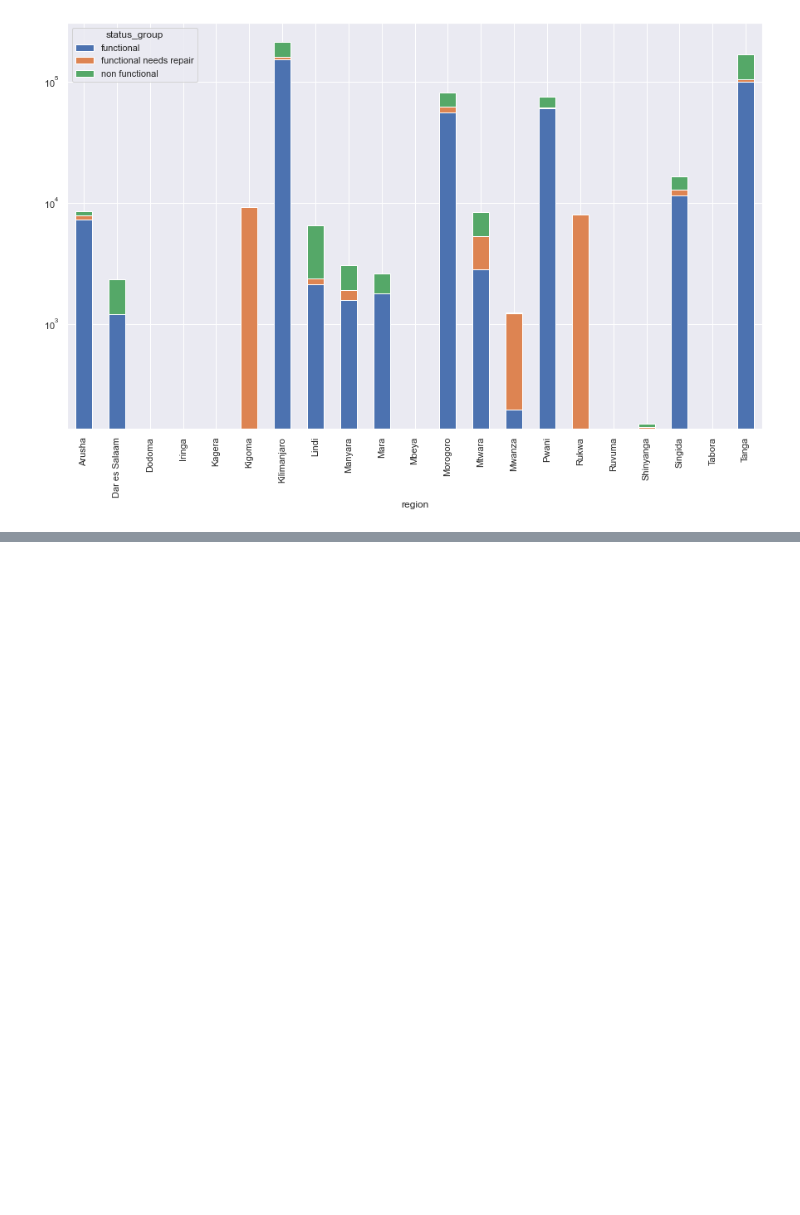
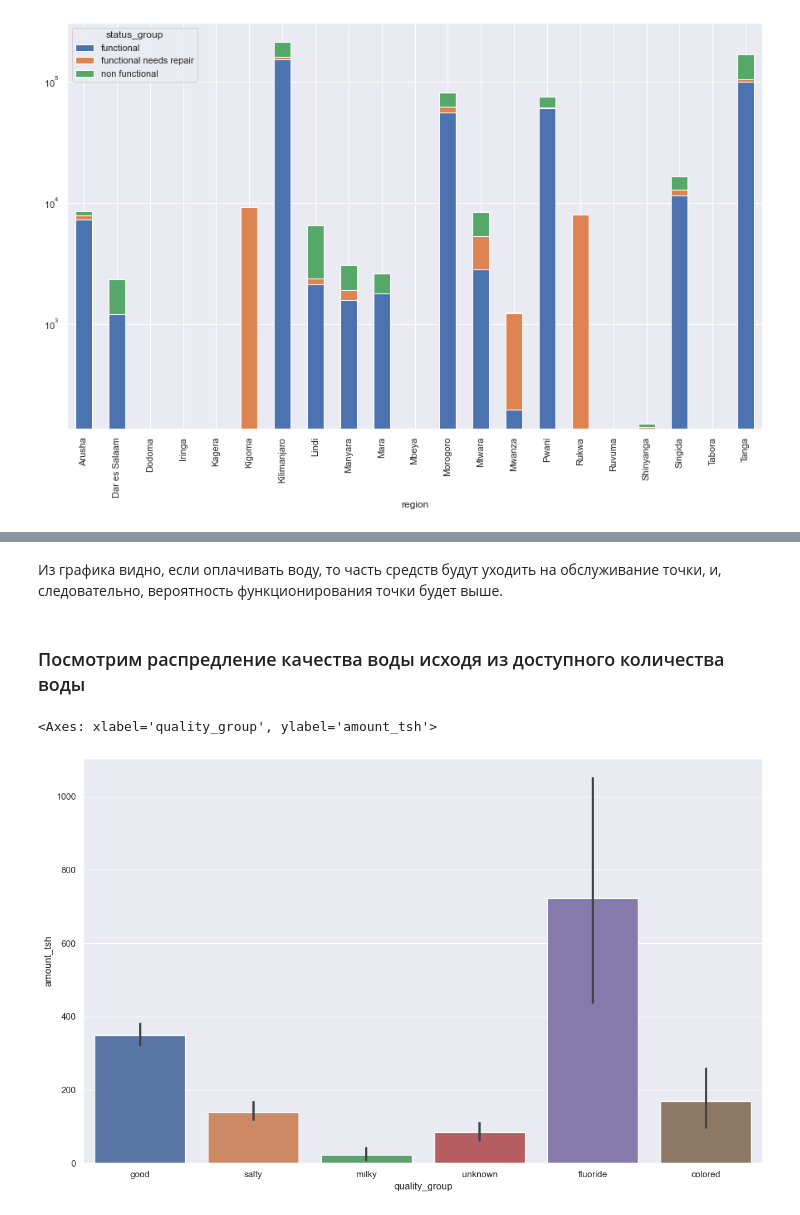
Before and after one commit to nolongerlaugh/BDA-project-Pump-it-Up, a Jupyter notebook: report.ipynb, the cells around one changed output, grey strips where cells are left out. Cells and saved outputs as stored; diff of their text form; code cells hidden in the pictures; blank space fills up the shorter version.

```diff
--- a/report.ipynb
+++ b/report.ipynb
@@ -160,0 +197,10 @@ plt.show()
+# %% [markdown]
+Из графика видно, если оплачивать воду, то часть средств будут уходить на обслуживание точки, и, следовательно, вероятность функционирования точки будет выше.
+# %% [markdown]
+### Посмотрим распредление качества воды исходя из доступного количества воды
+# %%
+fig, ax = plt.subplots(figsize=(15, 9))
+sns.barplot(data=df, x='quality_group', y='amount_tsh')
+# %% [output]
+<Axes: xlabel='quality_group', ylabel='amount_tsh'>
+[figure, added]
```
Also changed, not shown: parts of 12 cells of this notebook.
